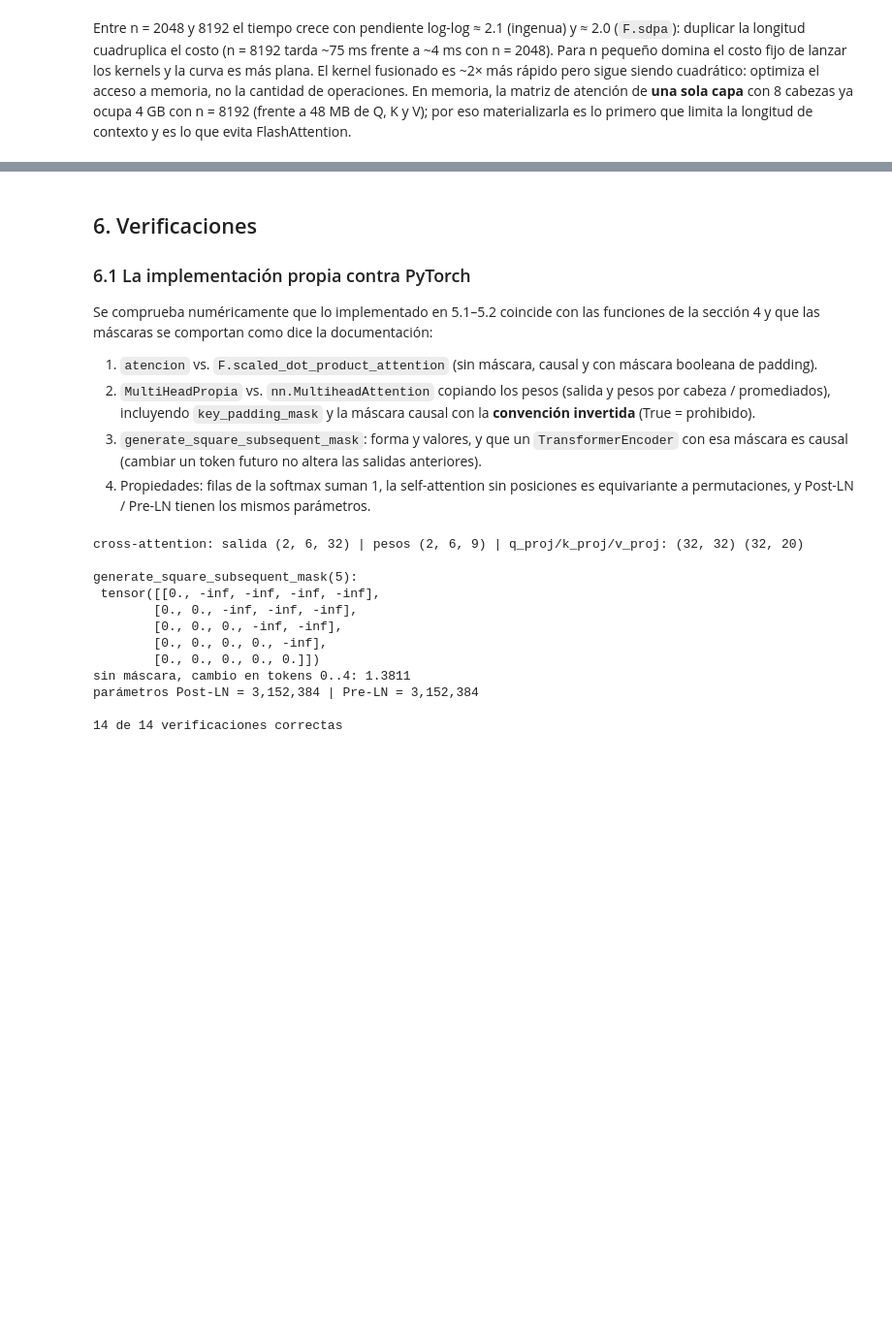
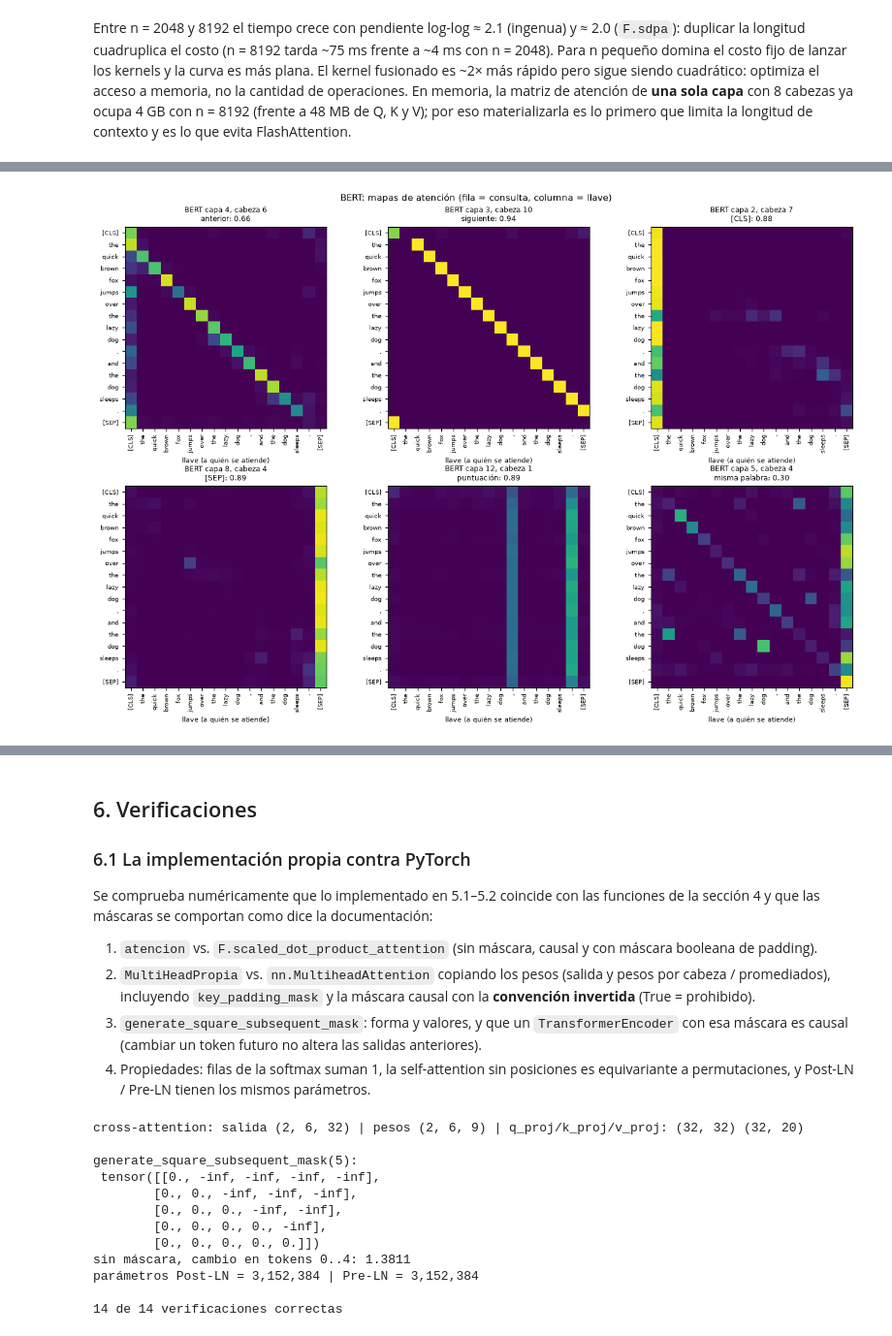
Before and after one commit to nicoCT04/Hoja_trabajo_2_DL, a Jupyter notebook: notebook/hoja2.ipynb, the cells around one changed output, grey strips where cells are left out. Shown at 97% size. Cells and saved outputs as stored; diff of their text form; code cells hidden in the pictures; blank space fills up the shorter version.

Commit message:
Atencion en BERT y GPT-2: mapas, correferencia, attention sinks, entropia, ablacion de cabezas, discusion y README

```diff
--- a/notebook/hoja2.ipynb
+++ b/notebook/hoja2.ipynb
@@ -420,0 +428,19 @@ primero que limita la longitud de contexto y es lo que evita FlashAttention.
+# %%
+tok_bert = AutoTokenizer.from_pretrained("bert-base-uncased")
+bert = AutoModel.from_pretrained("bert-base-uncased", output_attentions=True, attn_implementation="eager").eval()
+tok_gpt2 = AutoTokenizer.from_pretrained("gpt2")
+gpt2 = AutoModel.from_pretrained("gpt2", output_attentions=True, attn_implementation="eager").eval()
+
+@torch.no_grad()
+def atenciones(modelo, tok, texto):
+    """Devuelve (A, tokens) con A de forma (capas, cabezas, n, n) para una sola oración (sin padding)."""
+    enc = tok(texto, return_tensors='pt')
+    out = modelo(**enc)
+    A = torch.stack(out.attentions)[:, 0]                       # tupla de 12 × (1, h, n, n) -> (12, h, n, n)
+    toks = [t.replace('Ġ', '') for t in tok.convert_ids_to_tokens(enc.input_ids[0])]
+    return A, toks
+
+A_b, t_b = atenciones(bert, tok_bert, "The quick brown fox jumps over the lazy dog, and the dog sleeps.")
+print('BERT  ->', len(bert.encoder.layer), 'capas; attentions[0]:', tuple(A_b[0].shape), '|', t_b)
+A_g, t_g = atenciones(gpt2, tok_gpt2, "The quick brown fox jumps over the lazy dog, and the dog sleeps.")
+print('GPT-2 ->', len(gpt2.h), 'capas; attentions[0]:', tuple(A_g[0].shape), '|', t_g)
@@ -420,0 +456,55 @@ primero que limita la longitud de contexto y es lo que evita FlashAttention.
+# %%
+PUNT = set(',.;:!?')
+
+def patrones(A, toks, especiales=True):
+    """Fracción media de atención (sobre las filas que aplican) a cada patrón, por capa y cabeza."""
+    L, H, n, _ = A.shape
+    i = torch.arange(n)
+    res = {}
+    res['anterior'] = A[:, :, i[2:], i[2:] - 1].mean(-1)           # desde i=2 para no confundir con [CLS]/primer token
+    res['siguiente'] = A[:, :, i[:-1], i[:-1] + 1].mean(-1)
+    res['sí mismo'] = A[:, :, i, i].mean(-1)
+    p = [j for j, t in enumerate(toks) if t in PUNT]
+    res['puntuación'] = A[:, :, :, p].sum(-1).mean(-1)
+    # misma palabra: filas de palabras repetidas -> otras posiciones con el mismo token
+    # (en GPT-2 solo b < a: una palabra únicamente puede ver apariciones anteriores)
+    pares = [(a, b) for a in range(n) for b in range(n) if (b < a if not especiales else a != b)
+             and toks[a] == toks[b] and toks[a] not in PUNT
+             and toks[a] not in ('[CLS]', '[SEP]')]
+    res['misma palabra'] = torch.stack([A[:, :, a, b] for a, b in pares], -1).mean(-1)
+    if especiales:
+        res['[CLS]'] = A[:, :, :, 0].mean(-1)
+        res['[SEP]'] = A[:, :, :, -1].mean(-1)
+    else:
+        res['primer token'] = A[:, :, 1:, 0].mean(-1)
+    return res
+
+def mejores_cabezas(res, orden):
+    """Para cada patrón, la cabeza con mayor puntaje en una capa aún no usada."""
+    usadas, sel = set(), []
+    for pat in orden:
+        M = res[pat].clone()
+        for l in usadas: M[l] = -1
+        l, h = divmod(int(M.argmax()), M.shape[1])
+        usadas.add(l); sel.append((pat, l, h, M[l, h].item()))
+    return sel
+
+def mapa(ax, A2, toks, titulo, causal=False):
+    ax.imshow(A2, cmap='viridis', vmin=0, vmax=1)
+    ax.set_xticks(range(len(toks))); ax.set_xticklabels(toks, rotation=90, fontsize=6.5)
+    ax.set_yticks(range(len(toks))); ax.set_yticklabels(toks, fontsize=6.5)
+    ax.set_title(titulo, fontsize=8); ax.grid(False)
+    ax.set_xlabel('llave (a quién se atiende)', fontsize=7)
+
+pat_b = patrones(A_b, t_b)
+sel_b = mejores_cabezas(pat_b, ['anterior', 'siguiente', '[CLS]', '[SEP]', 'puntuación', 'misma palabra'])
+fig, axs = plt.subplots(2, 3, figsize=(12, 8.2))
+for ax, (pat, l, h, v) in zip(axs.flat, sel_b):
+    mapa(ax, A_b[l, h], t_b, f'BERT capa {l+1}, cabeza {h+1}\n{pat}: {v:.2f}')
+fig.suptitle('BERT: mapas de atención (fila = consulta, columna = llave)', fontsize=10)
+fig.tight_layout(); guardar(fig, 'bert_cabezas.png'); plt.show()
+
+pd.DataFrame([{'patrón': p, 'capa': l + 1, 'cabeza': h + 1, 'atención media': v,
+               'promedio en las 144 cabezas': pat_b[p].mean().item()} for p, l, h, v in sel_b])
+# %% [output]
+[figure, added]
```
Also changed, not shown: parts of 30 cells of this notebook, 15 other files.
